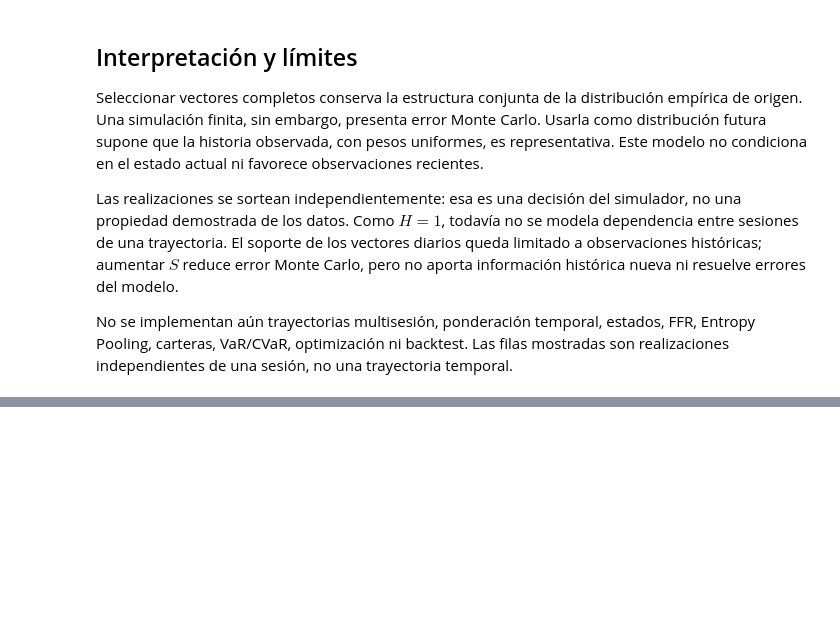
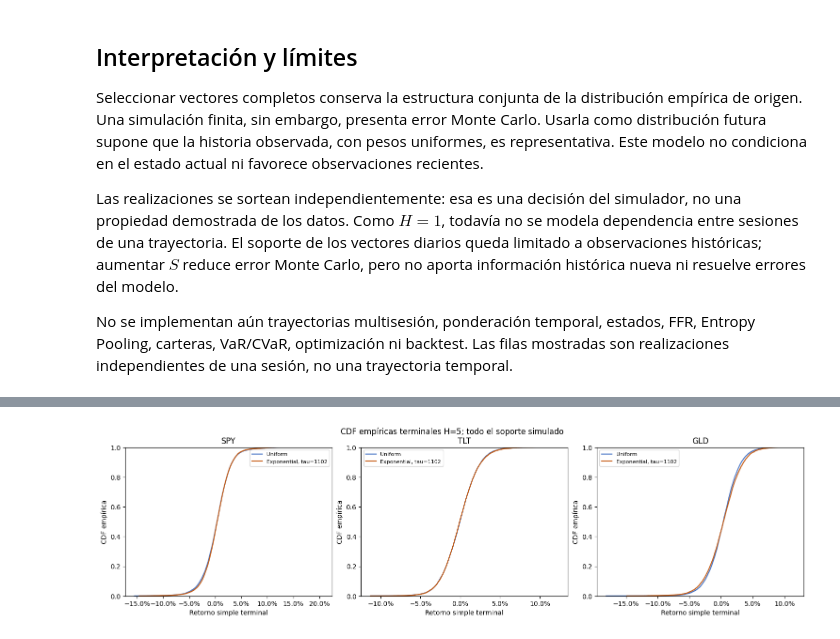
Before and after one commit to ADRIANVM117/data-science-portfolio, a Jupyter notebook: scenario-portfolio-lab/notebooks/03_joint_resampling.ipynb, the cells around one changed output, grey strips where cells are left out. Cells and saved outputs as stored; diff of their text form; code cells hidden in the pictures; blank space fills up the shorter version.

```diff
--- a/scenario-portfolio-lab/notebooks/03_joint_resampling.ipynb
+++ b/scenario-portfolio-lab/notebooks/03_joint_resampling.ipynb
@@ -245,0 +652,11 @@ No se implementan aún trayectorias multisesión, ponderación temporal, estados
+# %%
+import matplotlib.pyplot as plt
+from matplotlib.ticker import PercentFormatter
+fig, axes = plt.subplots(1, 3, figsize=(15, 3.9), constrained_layout=True)
+for axis, symbol, index in zip(axes, EXPOSURE_EXAMPLES, example_indices):
+    for scheme, color in [('Uniform', '#4472C4'), ('Exponential, tau=1102', '#C55A11')]:
+        values = np.sort(comparison_terminal_simple[scheme][:, index]); axis.step(values, np.arange(1, COMPARISON_S + 1) / COMPARISON_S, where='post', label=scheme, color=color)
+    axis.set_title(symbol); axis.set_xlabel('Retorno simple terminal'); axis.set_ylabel('CDF empírica'); axis.set_ylim(0, 1); axis.xaxis.set_major_formatter(PercentFormatter(1)); axis.legend(fontsize=8)
+fig.suptitle('CDF empíricas terminales H=5; todo el soporte simulado', y=1.04); plt.show()
+# %% [output]
+[figure, added]
```
Also changed, not shown: parts of 19 cells of this notebook.
